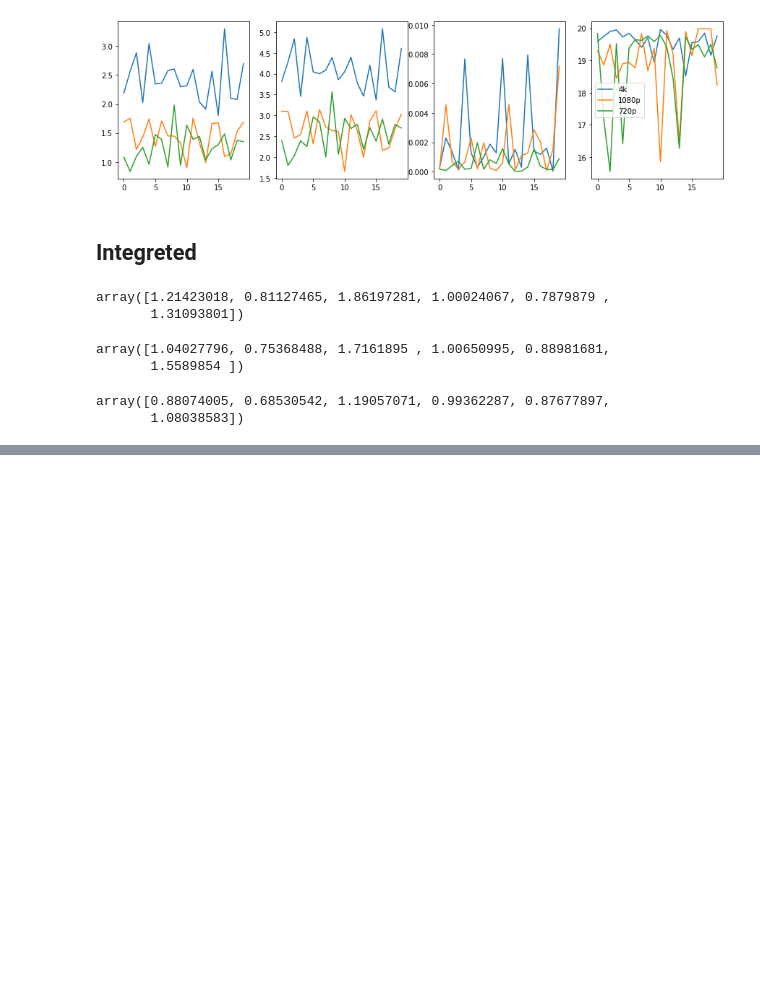
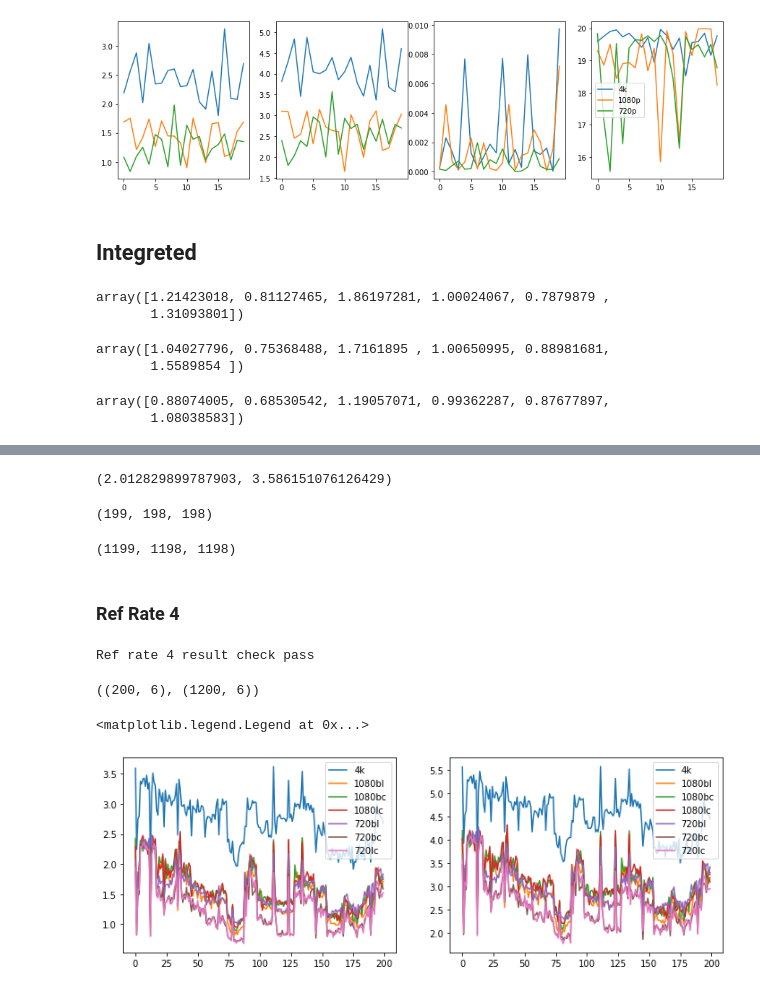
Before and after one commit to xushangning/cs386, a Jupyter notebook: 3-UHD/code/DCT_Judger.ipynb, the cells around one changed output, grey strips where cells are left out. Drawn from its saved outputs; the diff is of its cells as text; code cells hidden in the pictures; blank space fills up the shorter version.

```diff
--- a/3-UHD/code/DCT_Judger.ipynb
+++ b/3-UHD/code/DCT_Judger.ipynb
@@ -533,0 +599,57 @@ array([0.88074005, 0.68530542, 1.19057071, 0.99362287, 0.87677897,
+# %%
+thresholds = ((stat[0, 0] + stat[1:, 0].max()) / 2, (stat[0, 3] + stat[1:, 3].max()) / 2)
+thresholds
+# %% [output]
+(2.012829899787903, 3.586151076126429)
+# %%
+sum(pos_data[:, 0] > thresholds[0]), sum(pos_data[:, 3] > thresholds[1]), sum((pos_data[:, 0] > thresholds[0]) & (pos_data[:, 3] > thresholds[1]))
+# %% [output]
+(199, 198, 198)
+# %%
+sum(neg_data[:, 0] <= thresholds[0]), sum(neg_data[:, 3] <= thresholds[1]), sum((neg_data[:, 0] <= thresholds[0]) & (neg_data[:, 3] <= thresholds[1]))
+# %% [output]
+(1199, 1198, 1198)
+# %% [markdown]
+### Ref Rate 4
+# %%
+rate2_fname = 'tile_32_channel_0_samples_50_rate_4_threshold_20_div_True.txt'
+data = {}
+data['4k'] = np.loadtxt('images/4k/' + rate2_fname)
+assert np.isnan(data['4k']).sum() == 0, "Missing data"
+data['1080bl'] = np.loadtxt('images/1080P/bilinear/' + rate2_fname)
+assert np.isnan(data['1080bl']).sum() == 0, "Missing data"
+data['1080bc'] = np.loadtxt('images/1080P/bicubic/' + rate2_fname)
+assert np.isnan(data['1080bc']).sum() == 0, "Missing data"
+data['1080lc'] = np.loadtxt('images/1080P/lanczos2/' + rate2_fname)
+assert np.isnan(data['1080lc']).sum() == 0, "Missing data"
+data['720bl'] = np.loadtxt('images/720P/bilinear/' + rate2_fname)
+assert np.isnan(data['720bl']).sum() == 0, "Missing data"
+data['720bc'] = np.loadtxt('images/720P/bicubic/' + rate2_fname)
+assert np.isnan(data['720bc']).sum() == 0, "Missing data"
+data['720lc'] = np.loadtxt('images/720P/lanczos2/' + rate2_fname)
+assert np.isnan(data['720lc']).sum() == 0, "Missing data"
+print("Ref rate 4 result check pass")
+
+pos_data = data['4k']
+neg_data = np.concatenate([item for key, item in data.items() if key is not '4k'])
+pos_data.shape, neg_data.shape
+# %% [output]
+Ref rate 4 result check pass
+((200, 6), (1200, 6))
+# %%
+plt.figure(figsize=(12,4))
+
+plt.subplot(1, 2, 1)
+for key in data.keys():
+    tmp = data[key]
+    plt.plot(tmp[:, 0], label=key)
+plt.legend()
+
+plt.subplot(1, 2, 2)
+for key in data.keys():
+    tmp = data[key]
+    plt.plot(tmp[:, 3], label=key)
+plt.legend()
+# %% [output]
+<matplotlib.legend.Legend at 0x...>
+[figure, added]
```
Also changed, not shown: parts of 9 cells of this notebook, 2 other files.
